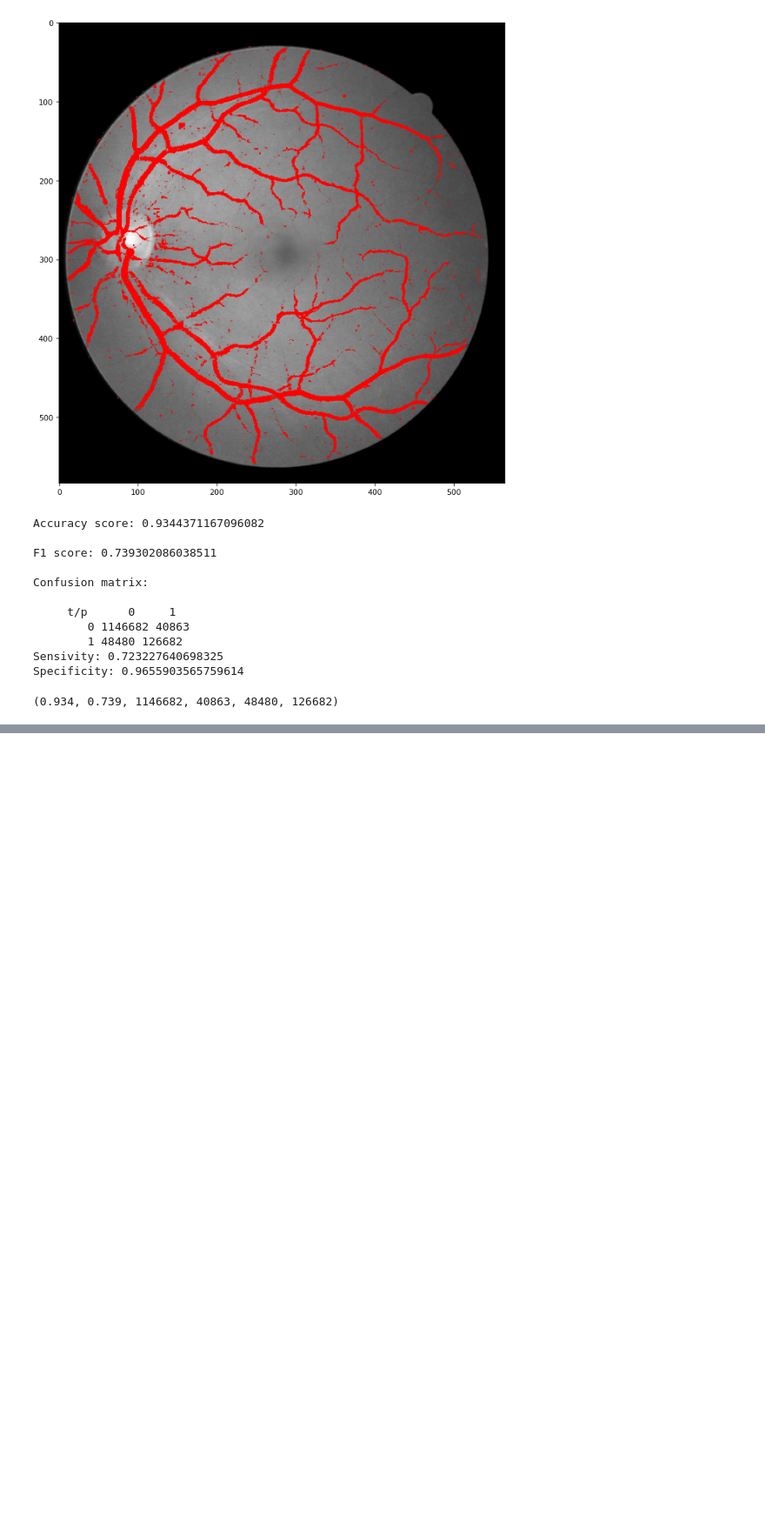
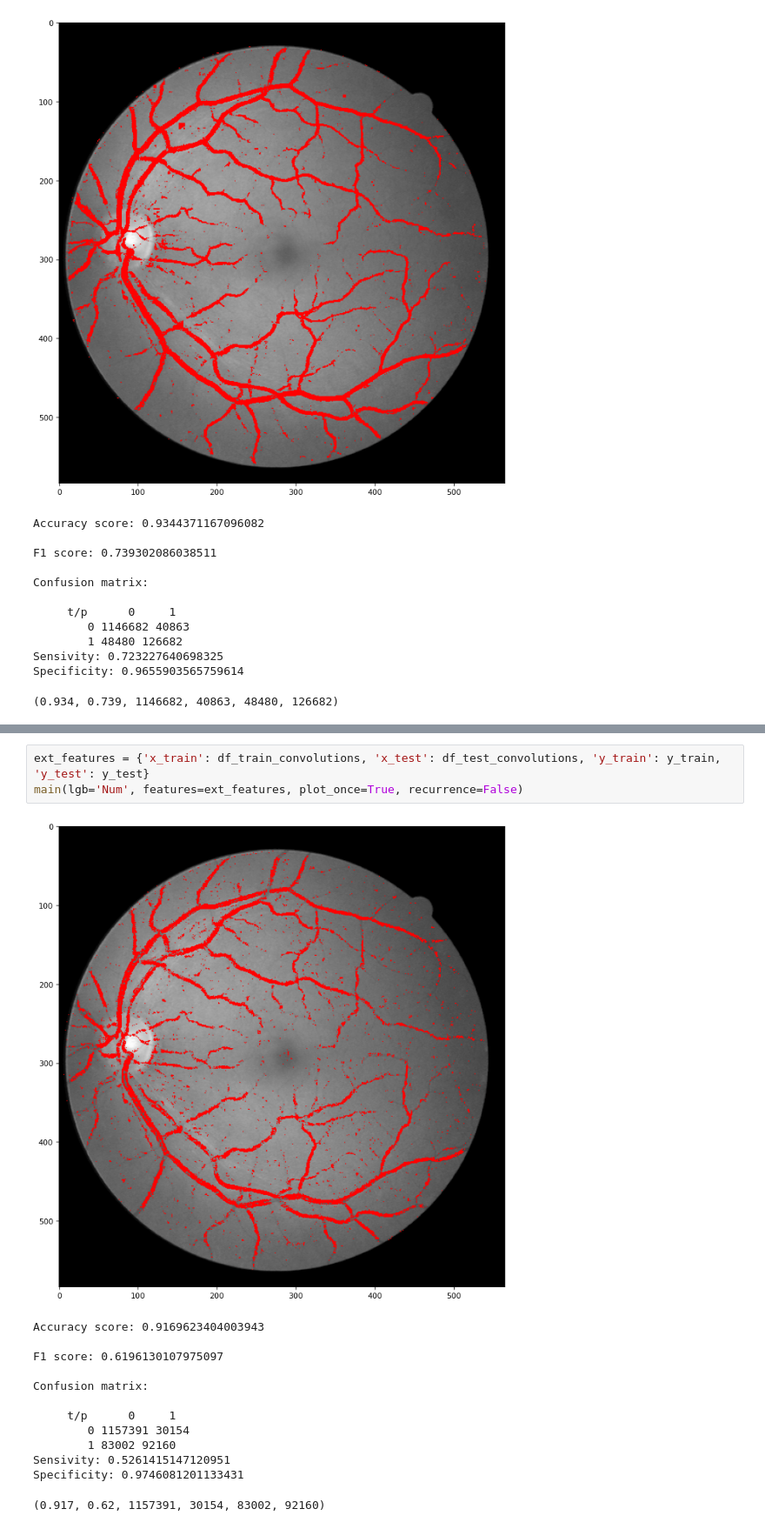
Before and after one commit to f-castellanos/lbp-pyramid, a Jupyter notebook: 4-convolutions-lbp.ipynb, the cells around one changed output, grey strips where cells are left out. Shown at 87% size. Saved outputs shown, nothing was run; the diff lists cells and outputs as text; blank space fills up the shorter version.

```diff
--- a/4-convolutions-lbp.ipynb
+++ b/4-convolutions-lbp.ipynb
@@ -494,0 +495,17 @@ Specificity: 0.9370854561184274
+# %%
+ext_features = {'x_train': df_train_convolutions, 'x_test': df_test_convolutions, 'y_train': y_train, 'y_test': y_test}
+main(lgb='Num', features=ext_features, plot_once=True, recurrence=False)
+# %% [output]
+[figure, added]
+Accuracy score: 0.9169623404003943
+
+F1 score: 0.6196130107975097
+
+Confusion matrix:
+
+     t/p      0     1
+        0 1157391 30154
+        1 83002 92160
+Sensivity: 0.5261415147120951
+Specificity: 0.9746081201133431
+(0.917, 0.62, 1157391, 30154, 83002, 92160)
```
Also changed, not shown: parts of 2 cells of this notebook, 25 other files.
